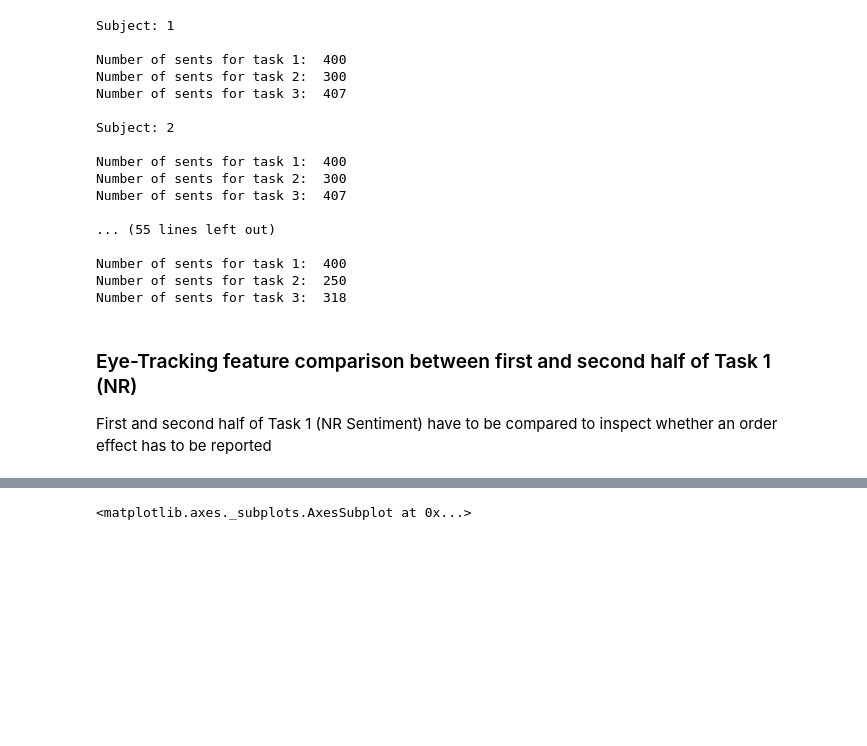
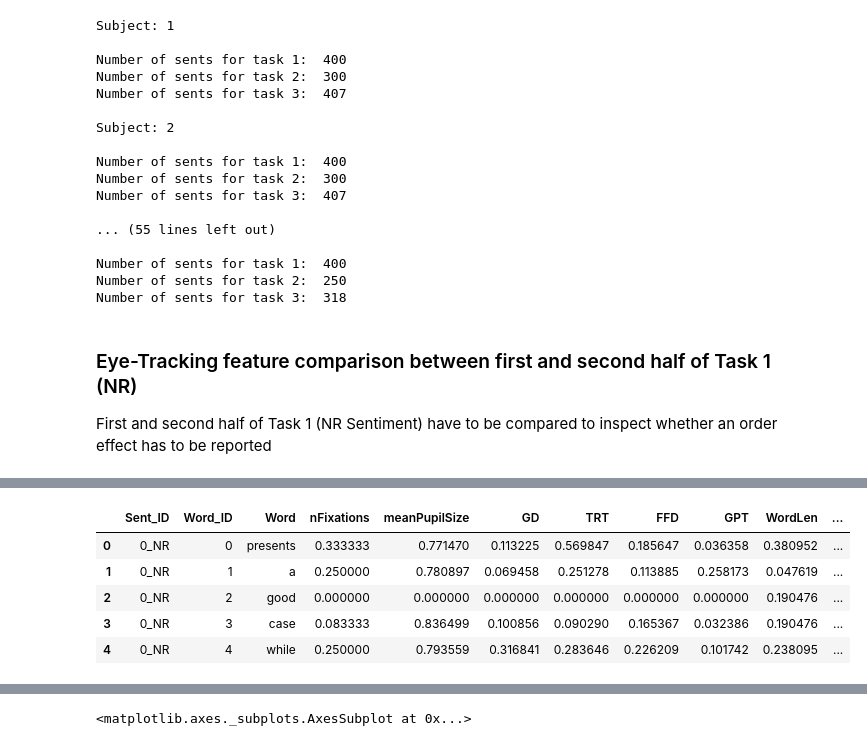
Before and after one commit to PosoSAgapo/NER-with-EEG-and-ET, a Jupyter notebook: data_exploration.ipynb, the cells around one changed output, grey strips where cells are left out. Cells and saved outputs as stored; diff of their text form; code cells hidden in the pictures; blank space fills up the shorter version.

```diff
--- a/data_exploration.ipynb
+++ b/data_exploration.ipynb
@@ -109,0 +162,9 @@ corr_mat(compute_allvals(sbjs_t1_et, features='ET'), features='ET', heatmap=Fals
+# %%
+all_sbjs_t1_et_word.head()
+# %% [output]
+|  | Sent_ID | Word_ID | Word | nFixations | meanPupilSize | GD | TRT | FFD | GPT | WordLen | ... |
+| 0 | 0_NR | 0 | presents | 0.333333 | 0.771470 | 0.113225 | 0.569847 | 0.185647 | 0.036358 | 0.380952 | ... |
+| 1 | 0_NR | 1 | a | 0.250000 | 0.780897 | 0.069458 | 0.251278 | 0.113885 | 0.258173 | 0.047619 | ... |
+| 2 | 0_NR | 2 | good | 0.000000 | 0.000000 | 0.000000 | 0.000000 | 0.000000 | 0.000000 | 0.190476 | ... |
+| 3 | 0_NR | 3 | case | 0.083333 | 0.836499 | 0.100856 | 0.090290 | 0.165367 | 0.032386 | 0.190476 | ... |
+| 4 | 0_NR | 4 | while | 0.250000 | 0.793559 | 0.316841 | 0.283646 | 0.226209 | 0.101742 | 0.238095 | ... |
```
Also changed, not shown: parts of 17 cells of this notebook, 6 other files.
